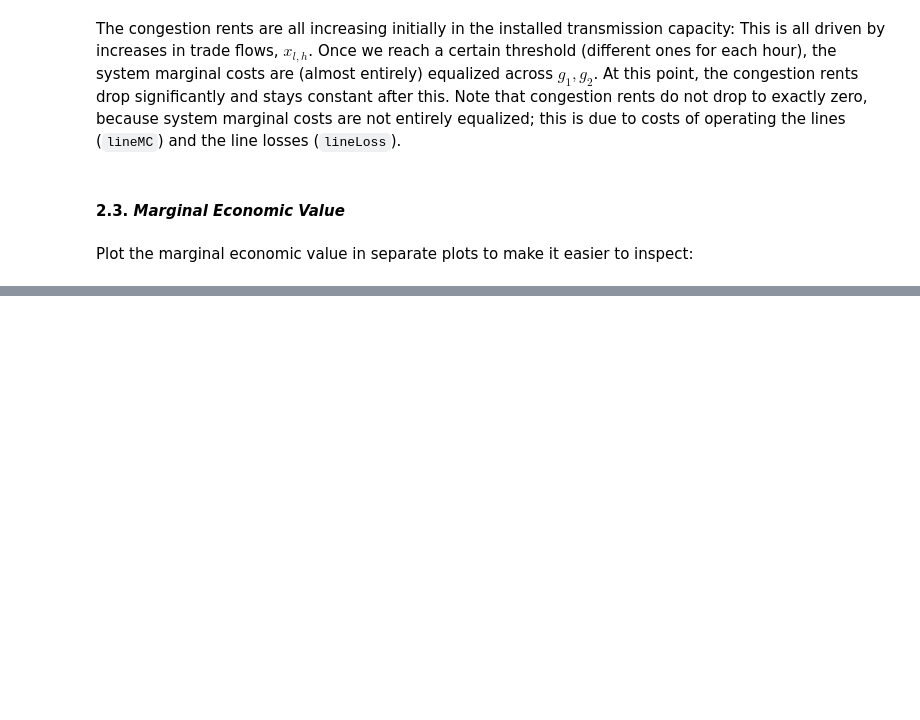
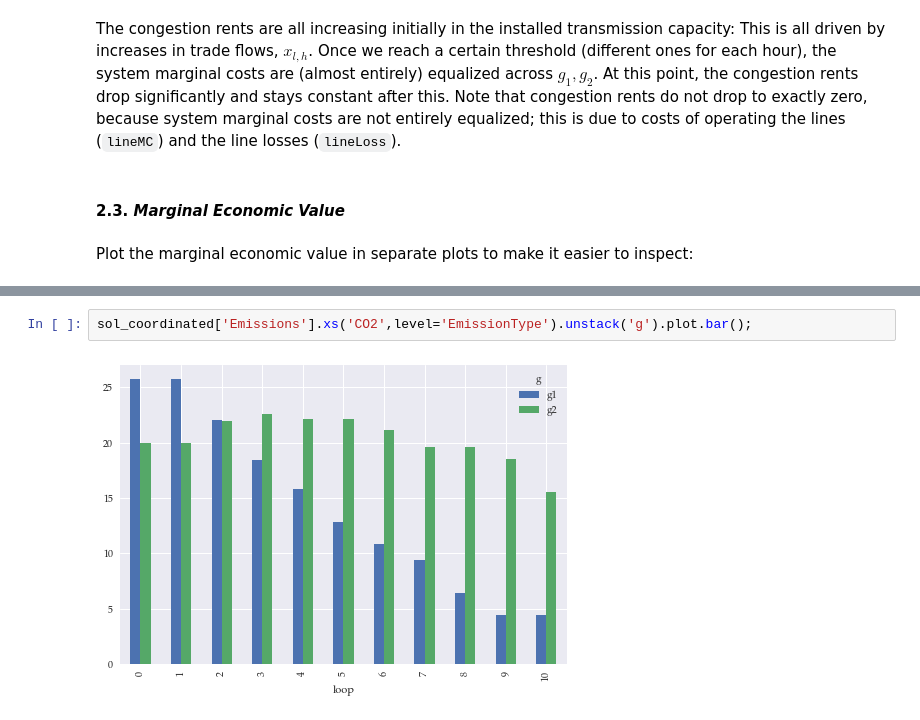
Before and after one commit to ChampionApe/EnergyEconomicsE2022, a Jupyter notebook: E3_SolutionGuide.ipynb, the cells around one changed output, grey strips where cells are left out. Drawn from its saved outputs; the diff is of its cells as text; blank space fills up the shorter version.

```diff
--- a/E3_SolutionGuide.ipynb
+++ b/E3_SolutionGuide.ipynb
@@ -137,0 +173,4 @@ Note that for all plants, the *marginal economic value* of capacity increases in
+# %%
+sol_coordinated['Emissions'].xs('CO2',level='EmissionType').unstack('g').plot.bar();
+# %% [output]
+[figure, added]
```
Also changed, not shown: parts of 12 cells of this notebook, 25 other files.
